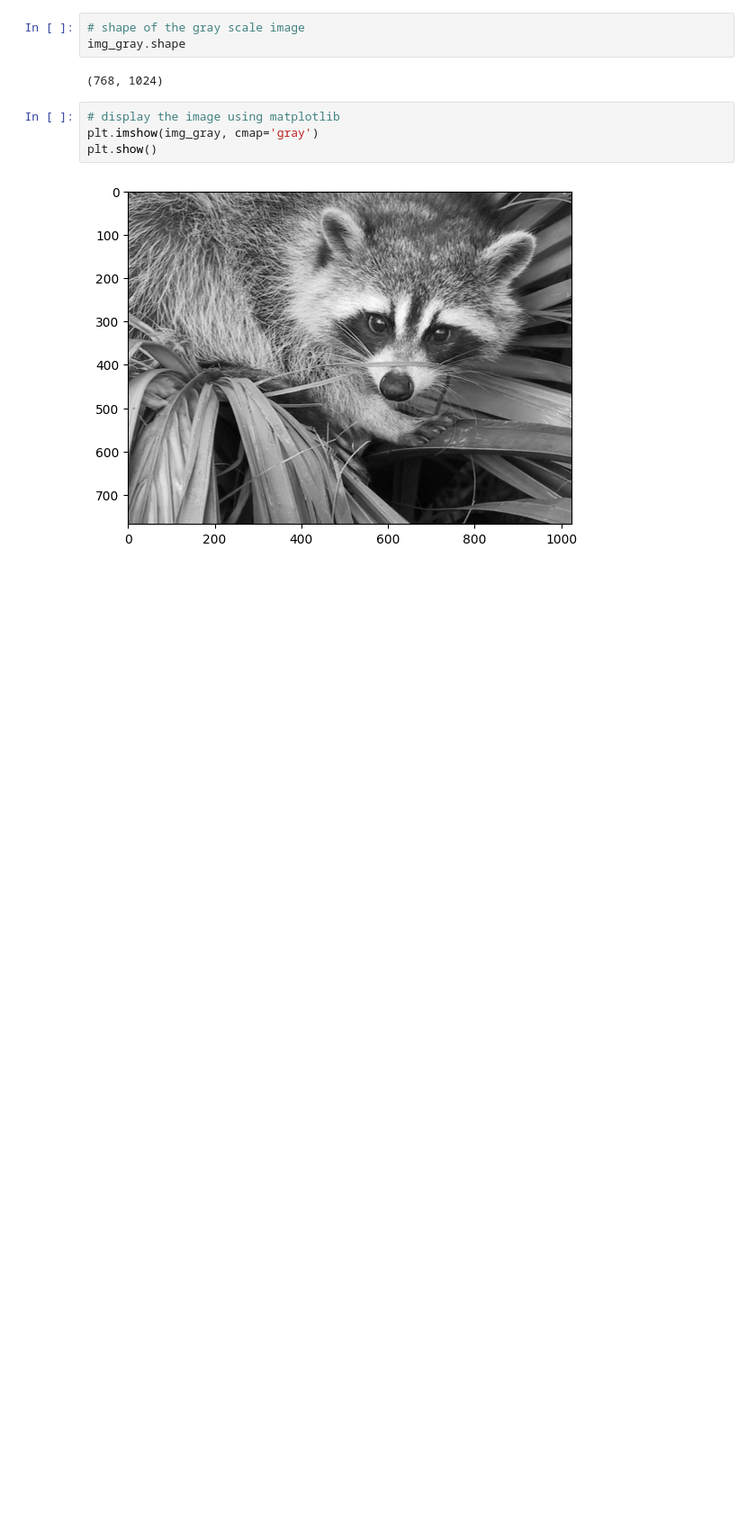
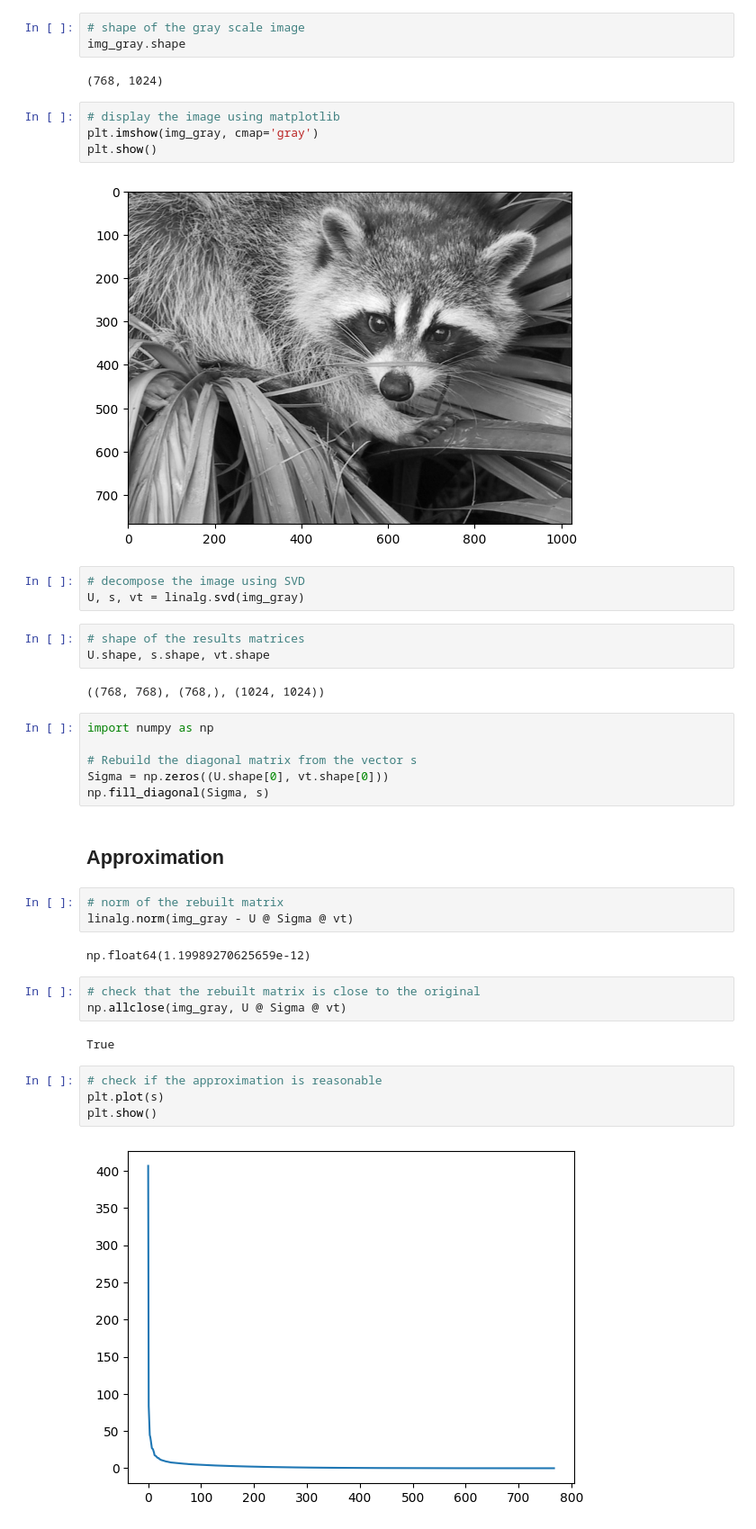
Before and after one commit to PaulGOMA/Learning, a Jupyter notebook: Numpy/Linear_algebra_n_dimensional_arrays/main.ipynb, the cells around one changed output. Shown at 90% size. Saved outputs shown, nothing was run; the diff lists cells and outputs as text; blank space fills up the shorter version.

```diff
--- a/Numpy/Linear_algebra_n_dimensional_arrays/main.ipynb
+++ b/Numpy/Linear_algebra_n_dimensional_arrays/main.ipynb
@@ -72,3 +72,35 @@ plt.imshow(img_gray, cmap='gray')
 plt.show()
 # %% [output]
 [figure]
+# %%
+# decompose the image using SVD
+U, s, vt = linalg.svd(img_gray)
+# %%
+# shape of the results matrices
+U.shape, s.shape, vt.shape
+# %% [output]
+((768, 768), (768,), (1024, 1024))
+# %%
+import numpy as np
+
+# Rebuild the diagonal matrix from the vector s
+Sigma = np.zeros((U.shape[0], vt.shape[0]))
+np.fill_diagonal(Sigma, s)
+# %% [markdown]
+## Approximation
+# %%
+# norm of the rebuilt matrix
+linalg.norm(img_gray - U @ Sigma @ vt)
+# %% [output]
+np.float64(1.19989270625659e-12)
+# %%
+# check that the rebuilt matrix is close to the original
+np.allclose(img_gray, U @ Sigma @ vt)
+# %% [output]
+True
+# %%
+# check if the approximation is reasonable
+plt.plot(s)
+plt.show()
+# %% [output]
+[figure, added]
```
Also changed, not shown: parts of 9 cells of this notebook.
